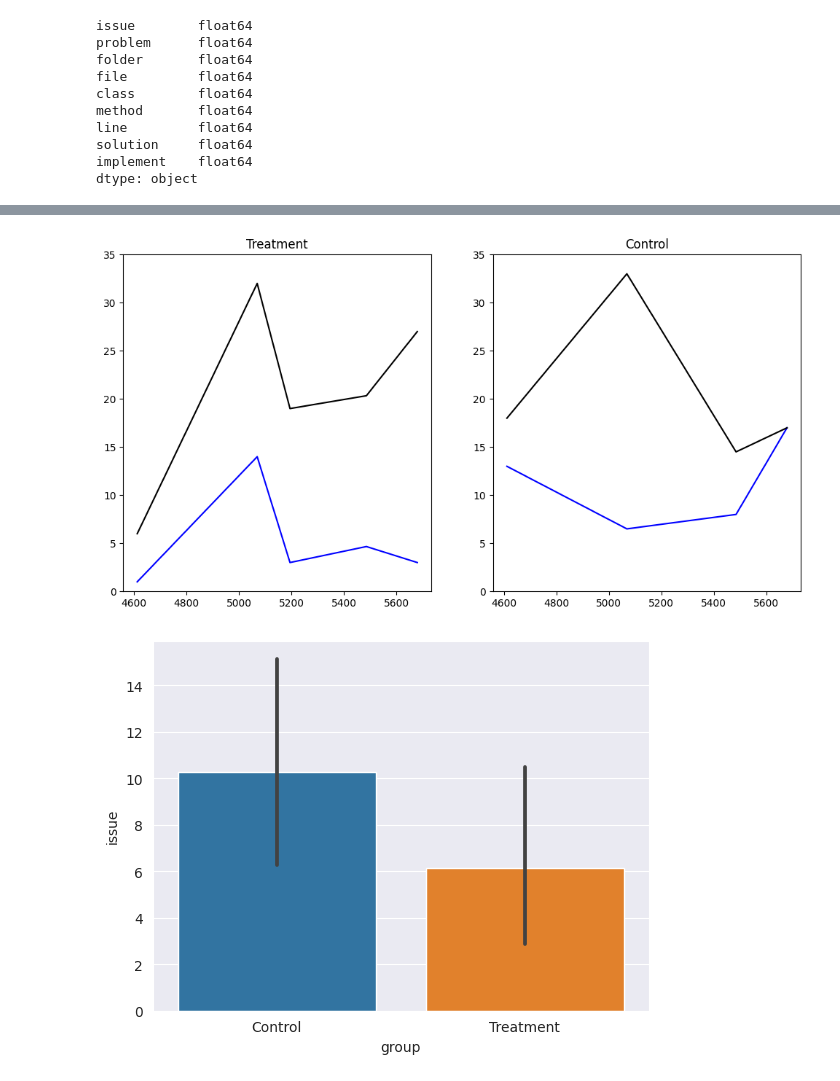
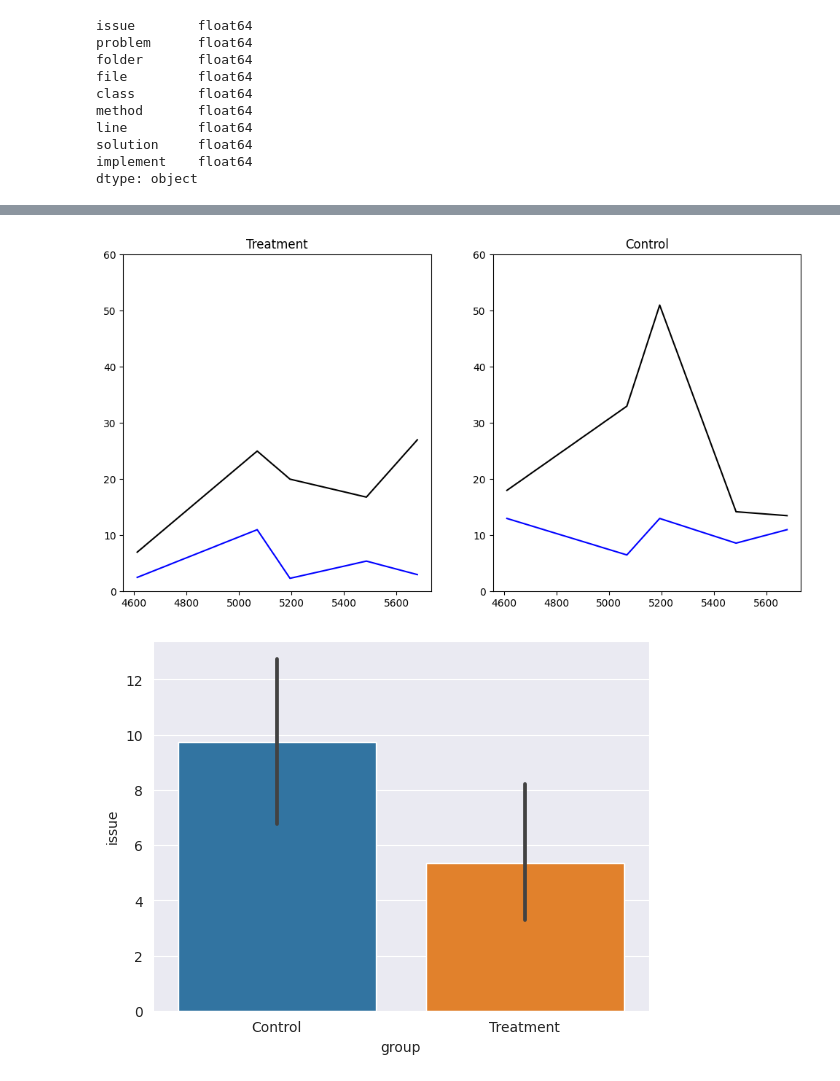
Before and after one commit to fabiojavamarcos/MilestonesExperiments, a Jupyter notebook: Analysis_MilestonesExperiments.ipynb, the cells around one changed output, grey strips where cells are left out. Saved outputs shown, nothing was run; the diff lists cells and outputs as text; code cells hidden in the pictures.

```diff
--- a/Analysis_MilestonesExperiments.ipynb
+++ b/Analysis_MilestonesExperiments.ipynb
@@ -9,9 +9,12 @@ import seaborn as sns
 #https://altair-viz.github.io/gallery/errorbars_with_std.html
 #import altair as alt
 #from vega_datasets import data
-
+# Set Seaborn style
+sns.set_style('darkgrid')
 #defining paths
-results_milestones = 'Milestones - timesStandard-prod.csv'
+#results_milestones = 'Milestones - timesStandard-prod.csv'
+# results_milestones = '2024_data/testData.csv'
+results_milestones =  '2024_data/Milestones - MILESTONE NOTEBOOK_ timesStandard-prod.csv'
 dataBinary_milestones = pd.read_csv(results_milestones)
 # %%
 dataBinary_milestones
@@ -37,4 +40,6 @@ dataBinary_milestones
 # %%
 #checking if I have to remove the NaN. Removing jk2396 to calculate the 'method' mean
 # %%
-dataBinary_milestones_valid = dataBinary_milestones[['Participant','start','issue','problem','folder','file','class','method','line','solution','implement','end','group','issue_number']]
+dataBinary_milestones_valid = dataBinary_milestones[['Participant','start','issue','problem','folder','file','class','method','line','solution','implement','end','right folder', 'right file', 'right class', 'right method', 'sound solution', 'right lines', 'group','issue_number']]
+dataBinary_milestones_valid.drop(dataBinary_milestones_valid[dataBinary_milestones_valid['Participant'] == 'ap3535@nau.edu'].index, inplace = True)
+dataBinary_milestones_valid
@@ -285,36 +422,32 @@ plt.show()
 # %%
 fig = plt.figure(figsize=(12, 6))
 
 ax = fig.add_subplot(121)
 ax2 = fig.add_subplot(122)
 
 ax.set_title('Treatment')
 ax.plot(T_mean['issue'], color='blue', label='Treatment issue')
 ax.plot(T_mean['problem'], color='black', label='Treatment problem')
 
 ax2.set_title('Control')
 ax2.plot(C_mean['issue'], color='blue', label='Control issue')
 ax2.plot(C_mean['problem'], color='black', label='Control problem')
 
-ax.set_ylim([0, 35])
-ax2.set_ylim([0, 35])
+ax.set_ylim([0, 60])
+ax2.set_ylim([0, 60])
 
 plt.show()
 # %% [output]
-[figure, old version]
+[figure, new version]
 # %%
-import seaborn as sns
 
-# Set Seaborn style
-sns.set_style('darkgrid')
 # Import Data
 #titanic_dataset = sns.load_dataset("titanic")
-
 # Construct plot
 sns.barplot(x = "group", y = "issue", data = dataBinary_milestones_valid)
 plt.show()
 # %% [output]
-[figure, old version]
+[figure, new version]
 # %%
 import seaborn as sns
 
```
Also changed, not shown: parts of 52 cells of this notebook, 9 other files.
